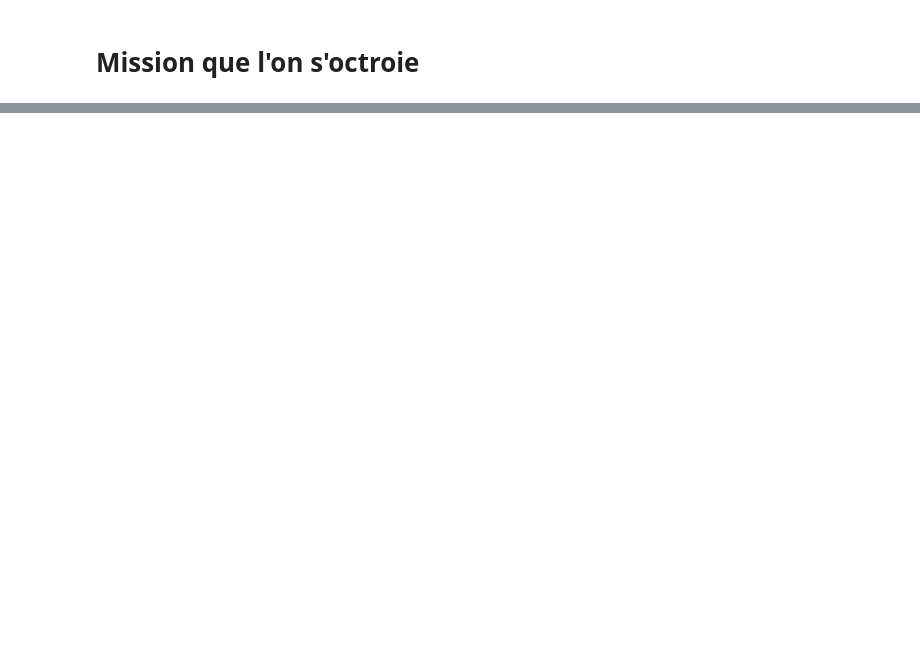
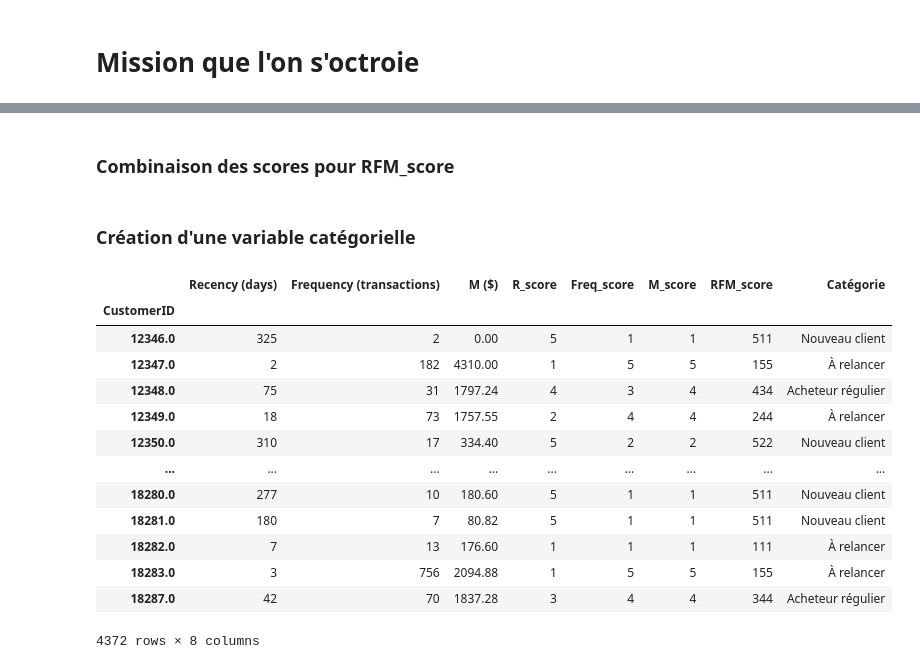
Before and after one commit to TomSheeesh/remise-niveau, a Jupyter notebook: Module4/Module4.ipynb, the cells around one changed output, grey strips where cells are left out. Cells and saved outputs as stored; diff of their text form; code cells hidden in the pictures; blank space fills up the shorter version.

```diff
--- a/Module4/Module4.ipynb
+++ b/Module4/Module4.ipynb
@@ -166,0 +234,6 @@ print(x[x['CustomerID']==17850.0])
+# %%
+rfm=pd.DataFrame({
+    'Recency (days)':R,
+    'Frequency (transactions)':get_nbr_transaction(df),
+    'M ($)':M
+})
@@ -166,0 +257,49 @@ print(x[x['CustomerID']==17850.0])
+# %%
+rfm['R_score']=pd.qcut(rfm['Recency (days)'],5,labels=[1,2,3,4,5])
+rfm['Freq_score']=pd.qcut(rfm['Frequency (transactions)'].rank(method='first'),5,labels=[1,2,3,4,5])
+rfm['M_score']=pd.qcut(rfm['M ($)'],5,labels=[1,2,3,4,5])
+# %% [markdown]
+### Combinaison des scores pour RFM_score
+# %%
+rfm['RFM_score'] = rfm['R_score'].astype(int)*100 + rfm['Freq_score'].astype(int)*10 + rfm['M_score'].astype(int)
+# %% [markdown]
+### Création d'une variable catégorielle
+# %%
+def Cat(row):
+    R = row['R_score']
+    F = row['Freq_score']
+    M = row['M_score']
+
+    if R >= 4 and F >= 4 and M >= 4:
+        return "Très bon acheteur"
+    elif R >= 4 and F <= 2:
+        return "Nouveau client"
+    elif F >= 4 and M <= 2:
+        return "Fidèle petit dépensier"
+    elif R <= 2:
+        return "À relancer"
+    elif 3 <= R <= 4 and 3 <= F <= 4:
+        return "Acheteur régulier"
+    elif M >= 4 and F <= 2:
+        return "Gros dépensier irrégulier"
+    else:
+        return "Acheteur moyen"
+
+rfm['Catégorie'] = rfm.apply(Cat, axis=1)
+# %%
+rfm
+# %% [output]
+|  | Recency (days) | Frequency (transactions) | M ($) | R_score | Freq_score | M_score | RFM_score | Catégorie |
+| CustomerID |  |  |  |  |  |  |  |  |
+| 12346.0 | 325 | 2 | 0.00 | 5 | 1 | 1 | 511 | Nouveau client |
+| 12347.0 | 2 | 182 | 4310.00 | 1 | 5 | 5 | 155 | À relancer |
+| 12348.0 | 75 | 31 | 1797.24 | 4 | 3 | 4 | 434 | Acheteur régulier |
+| 12349.0 | 18 | 73 | 1757.55 | 2 | 4 | 4 | 244 | À relancer |
+| 12350.0 | 310 | 17 | 334.40 | 5 | 2 | 2 | 522 | Nouveau client |
+| ... | ... | ... | ... | ... | ... | ... | ... | ... |
+| 18280.0 | 277 | 10 | 180.60 | 5 | 1 | 1 | 511 | Nouveau client |
+| 18281.0 | 180 | 7 | 80.82 | 5 | 1 | 1 | 511 | Nouveau client |
+| 18282.0 | 7 | 13 | 176.60 | 1 | 1 | 1 | 111 | À relancer |
+| 18283.0 | 3 | 756 | 2094.88 | 1 | 5 | 5 | 155 | À relancer |
+| 18287.0 | 42 | 70 | 1837.28 | 3 | 4 | 4 | 344 | Acheteur régulier |
+4372 rows × 8 columns
```
Also changed, not shown: parts of 35 cells of this notebook.
